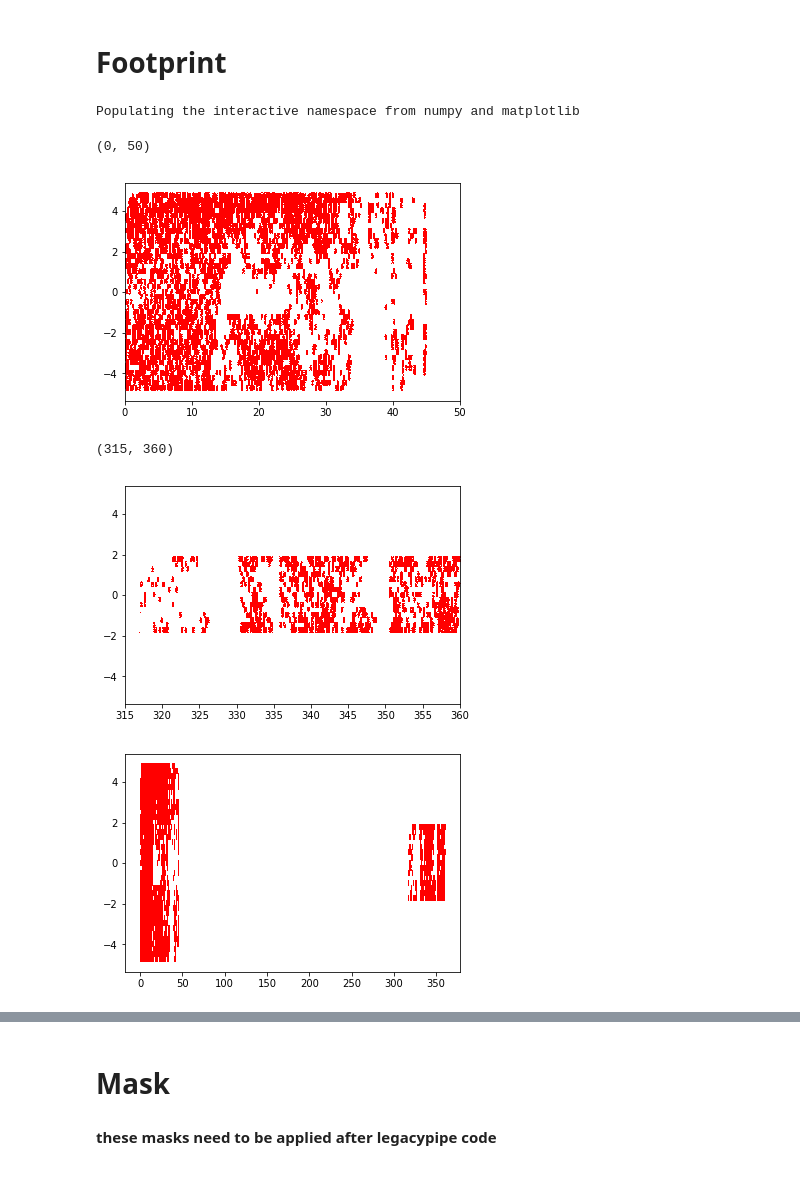
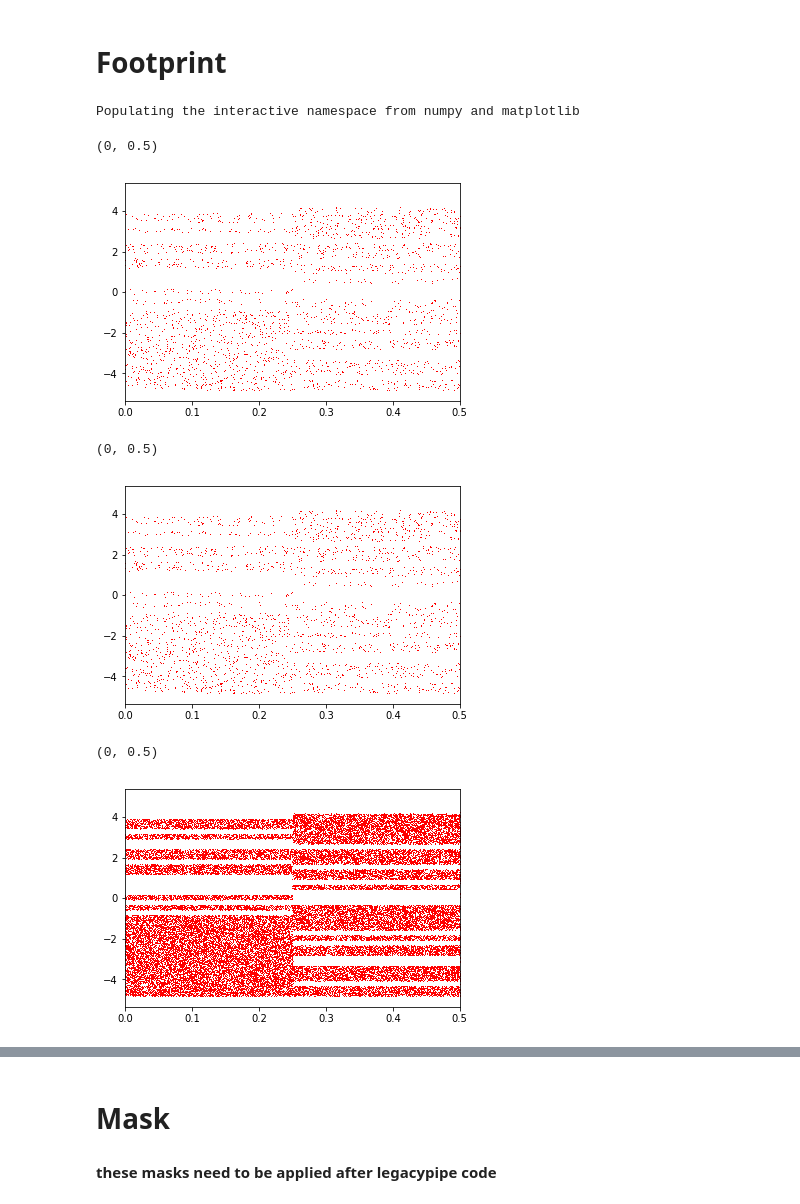
Before and after one commit to DriftingPig/obiwan_more, a Jupyter notebook: ipynb/test_output_validation.ipynb, the cells around one changed output, grey strips where cells are left out. Drawn from its saved outputs; the diff is of its cells as text; code cells hidden in the pictures.

```diff
--- a/ipynb/test_output_validation.ipynb
+++ b/ipynb/test_output_validation.ipynb
@@ -19,22 +19,24 @@ real_obiwan_dat = fits.open(ipynb_data_dir+'random_subset_old.fits')[1].data
 #chunk21
 plt.plot(real_obiwan_dat['ra'],real_obiwan_dat['dec'],'r,')
 plt.gca().set_xlim((0,50))
+plt.gca().set_xlim((0,0.5))
 # %% [output]
 Populating the interactive namespace from numpy and matplotlib
-(0, 50)
+(0, 0.5)
-[figure, old version]
+[figure, new version]
 # %%
 #chunk22
 plt.plot(real_obiwan_dat['ra'],real_obiwan_dat['dec'],'r,')
 plt.gca().set_xlim((315,360))
+plt.gca().set_xlim((0,0.5))
 # %% [output]
-(315, 360)
+(0, 0.5)
-[figure, old version]
+[figure, new version]
 # %%
 #footprint of simulated data
 obiwan_dat = fits.open(ipynb_data_dir+'sim_subset_old.fits')[1].data
 plt.plot(obiwan_dat['ra'],obiwan_dat['dec'],'r,')
-#dr5 data
-dr5_dat = fits.open(ipynb_data_dir+'dr5cat_subset_old.fits')[1].data
+plt.gca().set_xlim((0,0.5))
 # %% [output]
+(0, 0.5)
-[figure, old version]
+[figure, new version]
```
Also changed, not shown: parts of 1 cell of this notebook, 6 other files.
